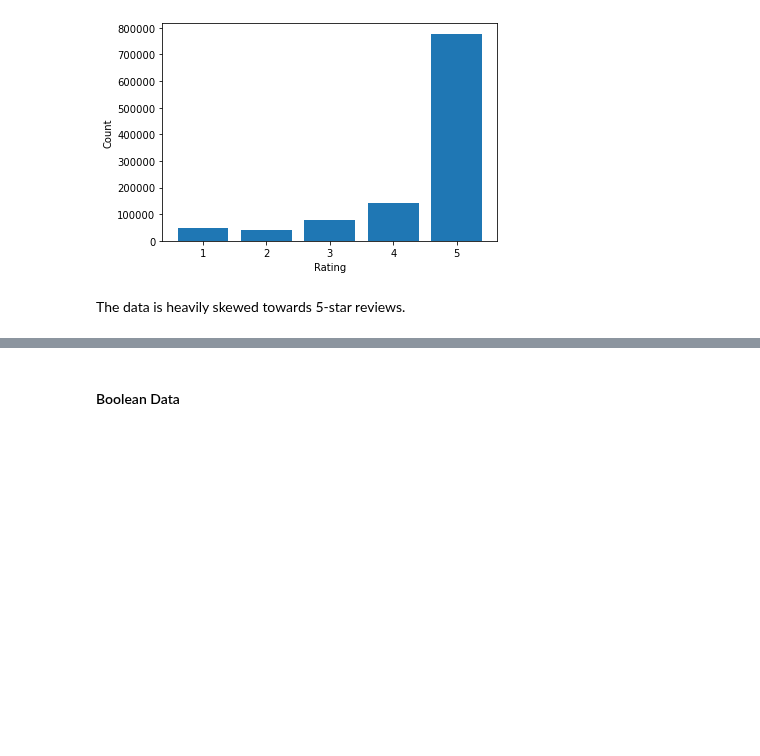
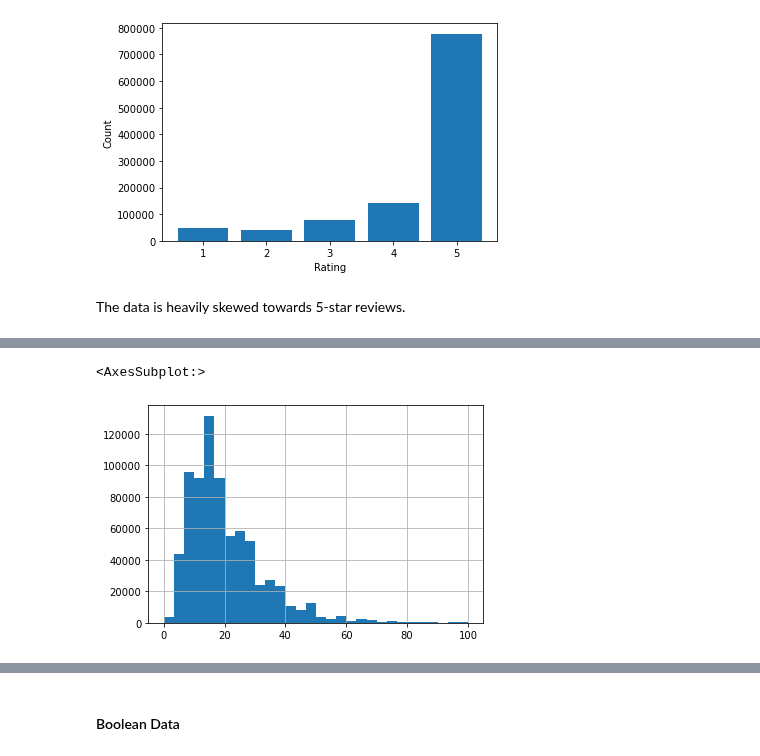
Before and after one commit to JasonCaldwellMBA/Grocery_Recommender, a Jupyter notebook: Notebooks/Exploratory_Data_Analysis.ipynb, the cells around one changed output, grey strips where cells are left out. Drawn from its saved outputs; the diff is of its cells as text; code cells hidden in the pictures; blank space fills up the shorter version.

```diff
--- a/Notebooks/Exploratory_Data_Analysis.ipynb
+++ b/Notebooks/Exploratory_Data_Analysis.ipynb
@@ -65,0 +119,5 @@ The data is heavily skewed towards 5-star reviews.
+# %%
+df.price[df['price'] < 100].hist(bins=30)
+# %% [output]
+<AxesSubplot:>
+[figure, added]
```
Also changed, not shown: parts of 26 cells of this notebook.
